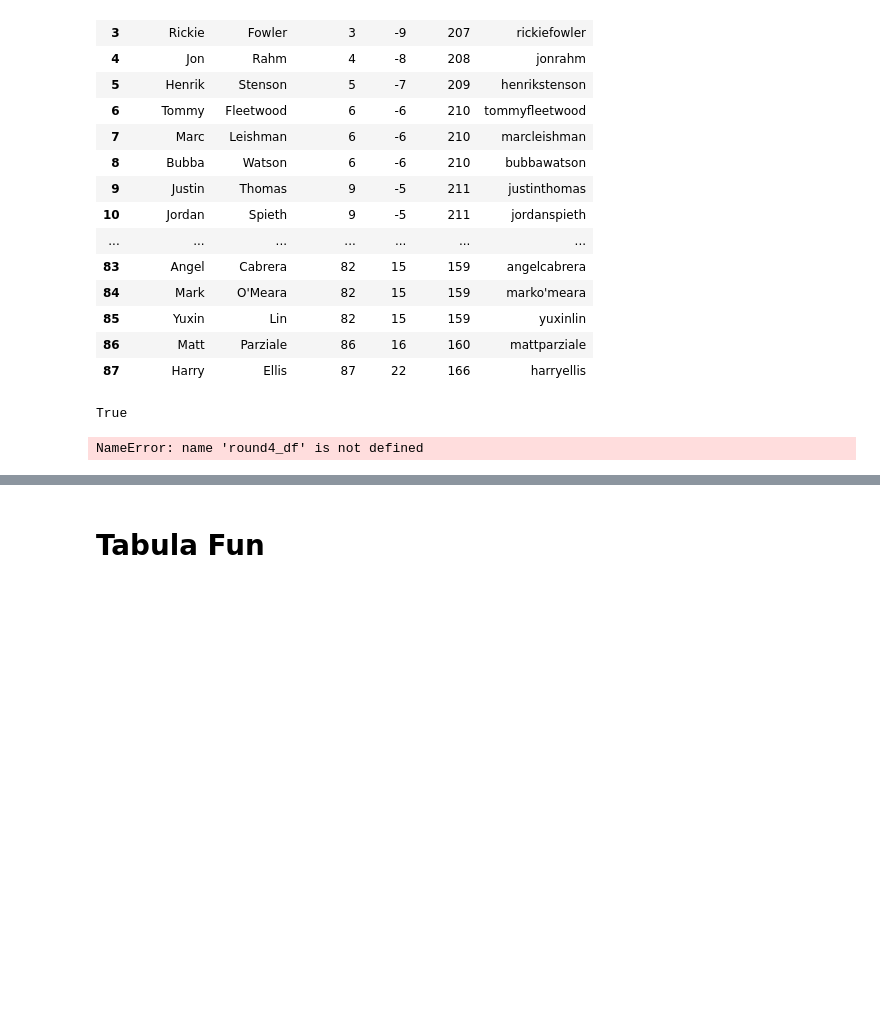
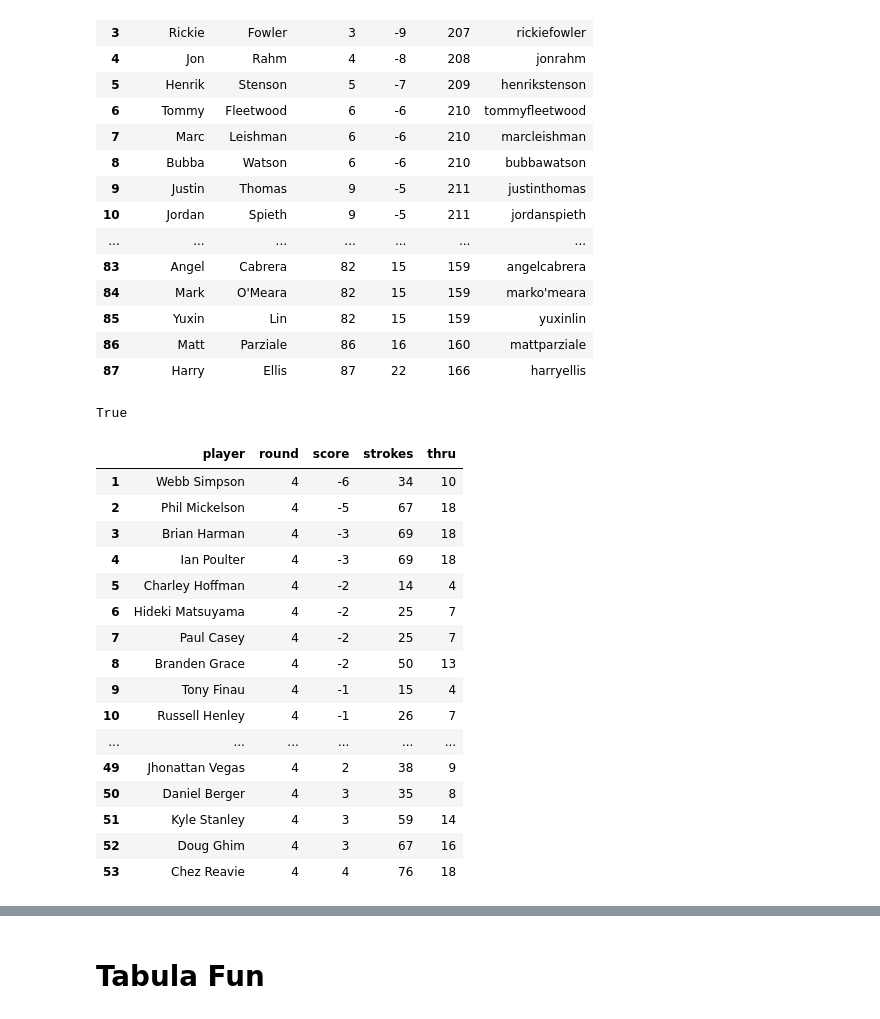
Before and after one commit to shewbaka/masters, a Jupyter notebook: masters.ipynb, the cells around one changed output, grey strips where cells are left out. Drawn from its saved outputs; the diff is of its cells as text; code cells hidden in the pictures; blank space fills up the shorter version.

Commit message:
round 4 leaderboard

```diff
--- a/masters.ipynb
+++ b/masters.ipynb
@@ -57,14 +57,30 @@ True
 # %%
 players_and_rounds = [("{} {}".format(r["first_name"], r["last_name"]),
                        r["rounds"][2], r["rounds"][3]) for r in json.loads(d)["leaderboard"] if len(r["rounds"]) > 2]
 round3 = [Rounds(p[0], p[1]["sequence"], p[1]["score"], p[1]["strokes"], p[1]["thru"]) for p in players_and_rounds]
 round4 = [Rounds(p[0], p[2]["sequence"], p[2]["score"], p[2]["strokes"], p[2]["thru"]) for p in players_and_rounds]
-rond4_df = pd.DataFrame(sorted(round4, key=lambda x: x.score))
+round4_df = pd.DataFrame(sorted(round4, key=lambda x: x.score))
 round4_df.index += 1
-round4_df.to_csv("round4_leaderboard.csv", columns=cols)
+round4_df.to_csv("round4_leaderboard.csv")
 round4_df
 # %% [output]
-NameError: name 'round4_df' is not defined
+|  | player | round | score | strokes | thru |
+| 1 | Webb Simpson | 4 | -6 | 34 | 10 |
+| 2 | Phil Mickelson | 4 | -5 | 67 | 18 |
+| 3 | Brian Harman | 4 | -3 | 69 | 18 |
+| 4 | Ian Poulter | 4 | -3 | 69 | 18 |
+| 5 | Charley Hoffman | 4 | -2 | 14 | 4 |
+| 6 | Hideki Matsuyama | 4 | -2 | 25 | 7 |
+| 7 | Paul Casey | 4 | -2 | 25 | 7 |
+| 8 | Branden Grace | 4 | -2 | 50 | 13 |
+| 9 | Tony Finau | 4 | -1 | 15 | 4 |
+| 10 | Russell Henley | 4 | -1 | 26 | 7 |
+| ... | ... | ... | ... | ... | ... |
+| 49 | Jhonattan Vegas | 4 | 2 | 38 | 9 |
+| 50 | Daniel Berger | 4 | 3 | 35 | 8 |
+| 51 | Kyle Stanley | 4 | 3 | 59 | 14 |
+| 52 | Doug Ghim | 4 | 3 | 67 | 16 |
+| 53 | Chez Reavie | 4 | 4 | 76 | 18 |
 # %%
 def get_high_round(rounds):
     high_player = max(rounds, key=lambda x: x.strokes)
```
Also changed, not shown: parts of 2 cells of this notebook, 1 other file.
